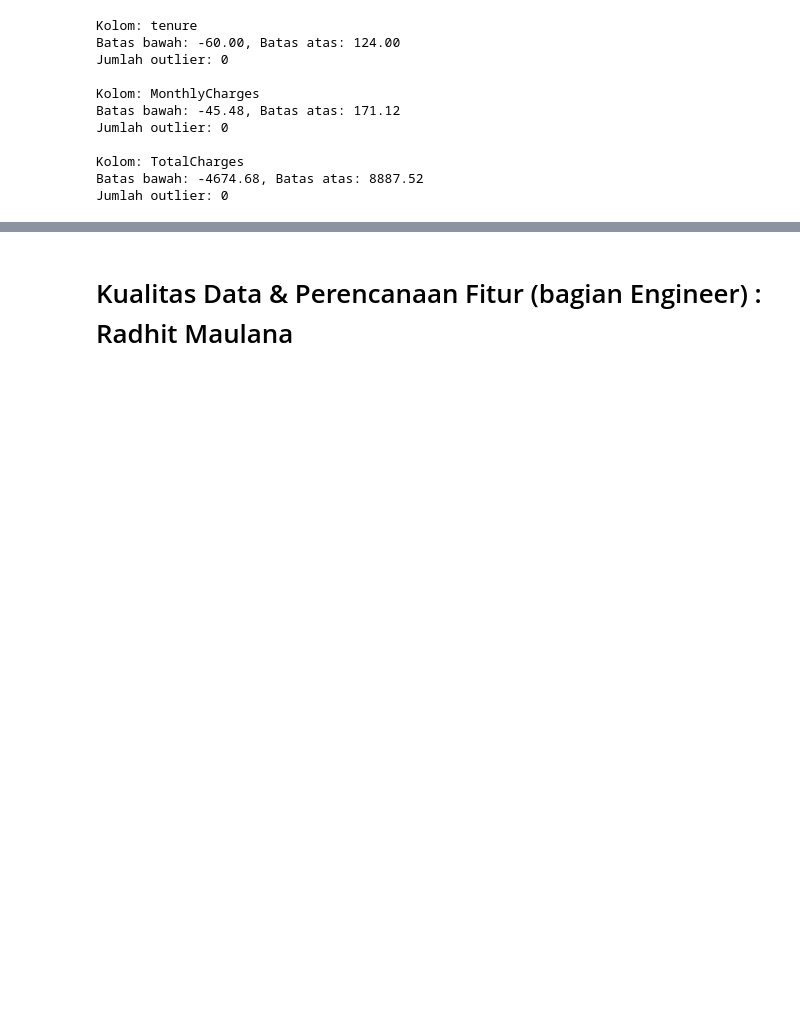
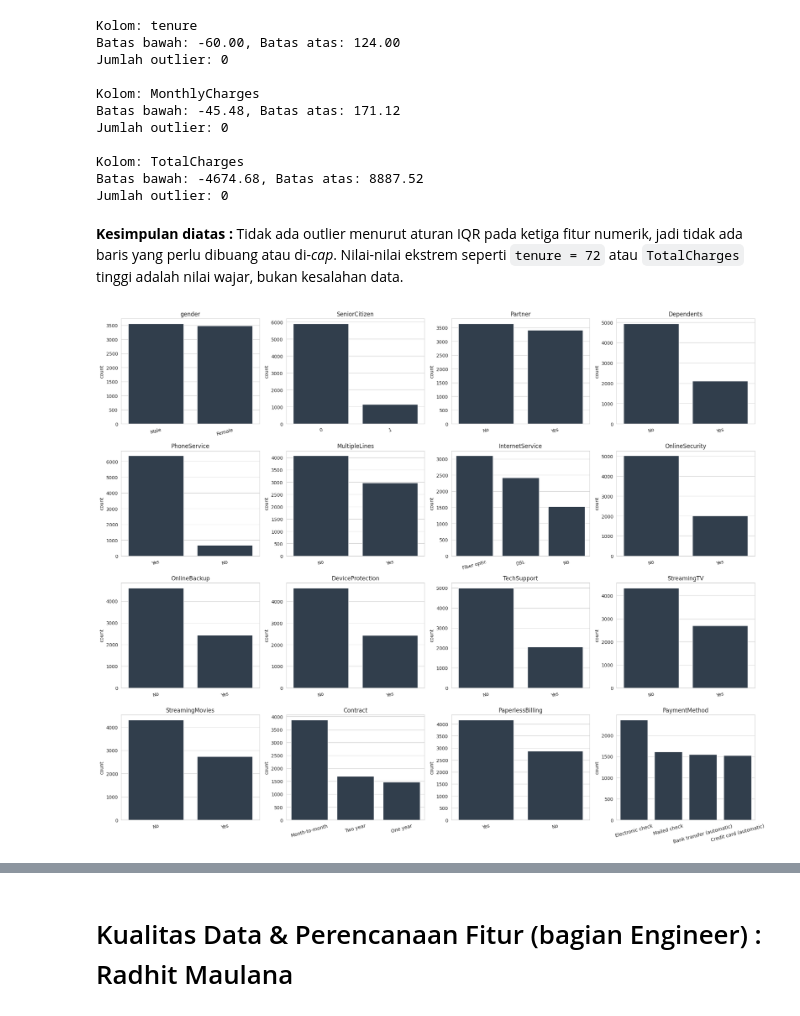
Before and after one commit to carlos1739/analisis_telco, a Jupyter notebook: notebook/churn_analysis.ipynb, the cells around one changed output, grey strips where cells are left out. Saved outputs shown, nothing was run; the diff lists cells and outputs as text; code cells hidden in the pictures; blank space fills up the shorter version.

```diff
--- a/notebook/churn_analysis.ipynb
+++ b/notebook/churn_analysis.ipynb
@@ -152,0 +103,21 @@ dtype: object
+# %%
+# 1. Cek duplikat sebelum customerID dibuang
+if "customerID" in telco.columns:
+    print("Duplikat customerID   :", telco["customerID"].duplicated().sum())
+    print("Duplikat seluruh baris:", telco.duplicated().sum())
+
+# 2. TotalCharges: ubah ke numerik, lalu laporkan nilai kosong
+telco["TotalCharges"] = pd.to_numeric(telco["TotalCharges"].astype(str).str.strip(), errors="coerce")
+kosong = telco["TotalCharges"].isnull()
+print("\nTotalCharges kosong        :", kosong.sum())
+print("Nilai tenure di baris itu  :", telco.loc[kosong, "tenure"].unique())
+
+# 3. Isi 0 (belum pernah ditagih), bukan median
+telco.loc[kosong, "TotalCharges"] = 0
+
+# 4. Buang customerID (tidak dipakai sebagai fitur)
+telco = telco.drop(columns=["customerID"], errors="ignore")
+
+print("\nShape :", telco.shape)
+print("Missing value total:", telco.isnull().sum().sum())
+print(telco.dtypes)
@@ -267,3 +295,19 @@ Jumlah outlier: 0
 Kolom: TotalCharges
 Batas bawah: -4674.68, Batas atas: 8887.52
 Jumlah outlier: 0
+# %% [markdown]
+**Kesimpulan diatas :** Tidak ada outlier menurut aturan IQR pada ketiga fitur numerik, jadi tidak ada baris yang perlu dibuang atau di-*cap*. Nilai-nilai ekstrem seperti `tenure = 72` atau `TotalCharges` tinggi adalah nilai wajar, bukan kesalahan data.
+# %%
+fitur_kategorikal = [c for c in telco.select_dtypes(exclude='number').columns if c != 'Churn']
+
+fig, axes = plt.subplots(4, 4, figsize=(20, 16))
+for ax, kol in zip(axes.flat, fitur_kategorikal):
+    urutan = telco[kol].value_counts().index
+    sns.countplot(x=kol, data=telco, order=urutan, color='#2C3E50', ax=ax)
+    ax.set_title(kol)
+    ax.set_xlabel('')
+    ax.tick_params(axis='x', rotation=15)
+plt.tight_layout()
+plt.show()
+# %% [output]
+[figure, added]
```
Also changed, not shown: parts of 35 cells of this notebook.
